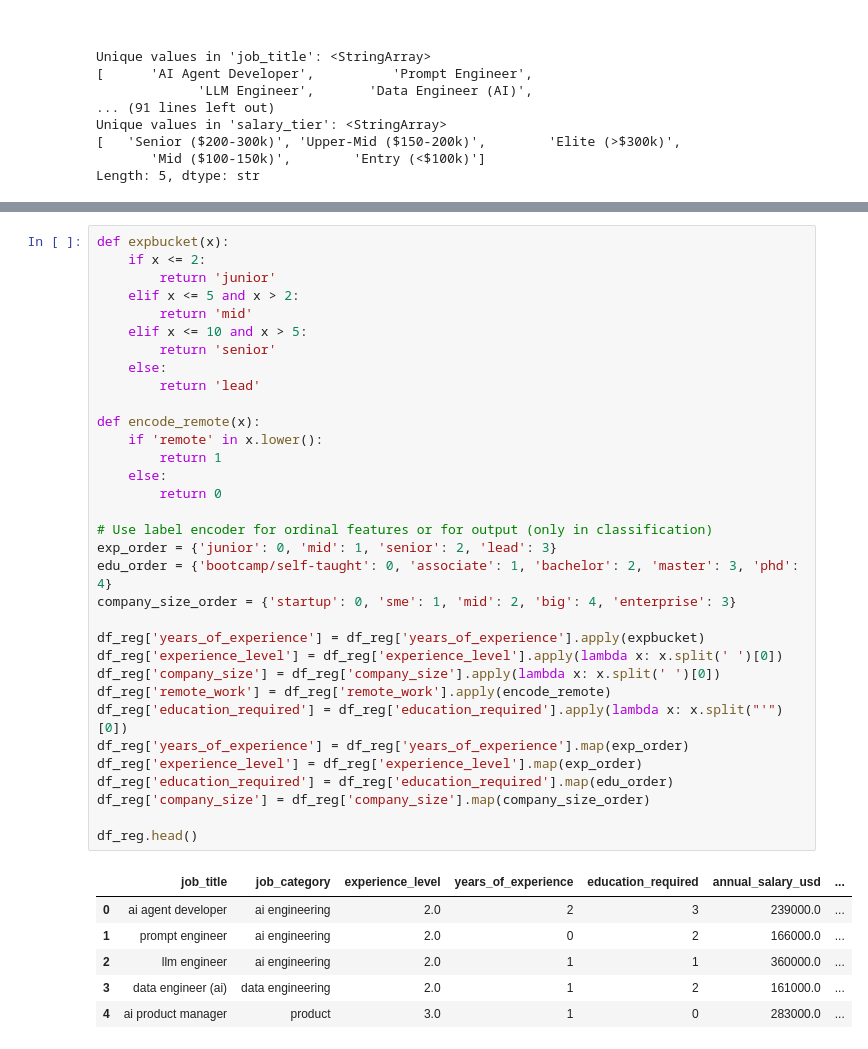
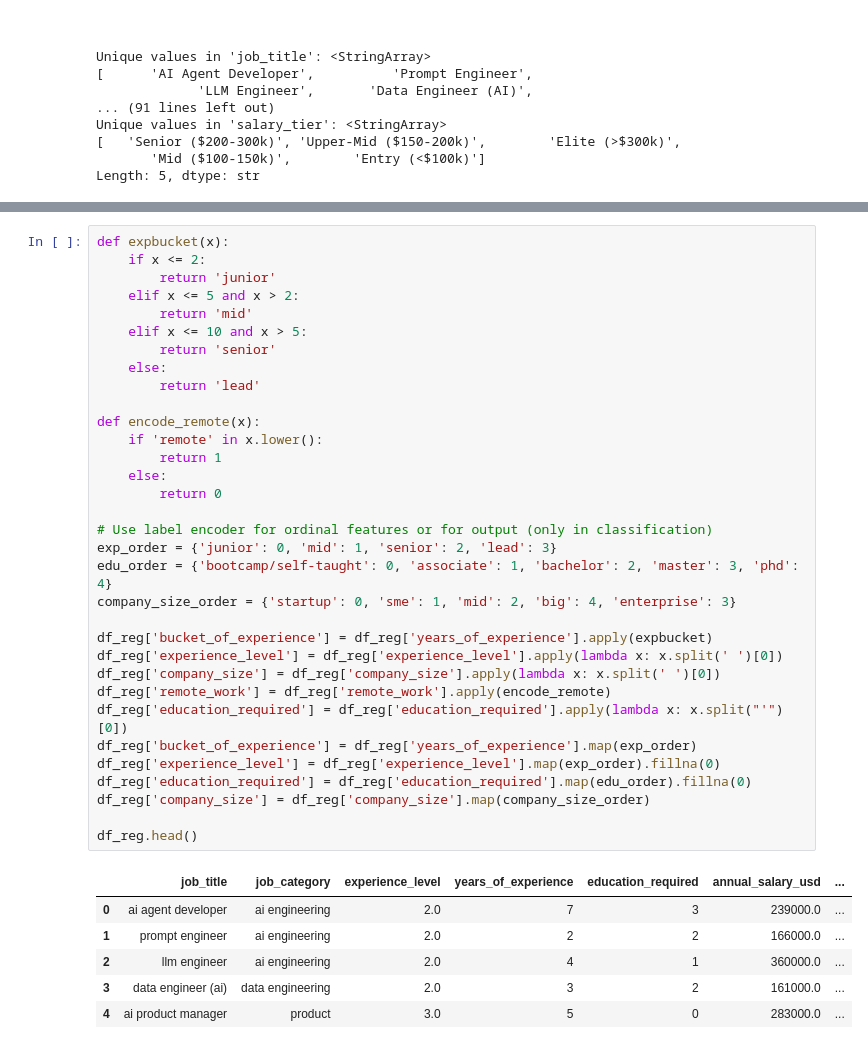
Before and after one commit to LabsVelns/ML-Projects, a Jupyter notebook: Model/train.ipynb, the cells around one changed output, grey strips where cells are left out. Saved outputs shown, nothing was run; the diff lists cells and outputs as text.

```diff
--- a/Model/train.ipynb
+++ b/Model/train.ipynb
@@ -112,42 +115,42 @@ df_reg.head()
 def expbucket(x):
     if x <= 2:
         return 'junior'
     elif x <= 5 and x > 2:
         return 'mid'
     elif x <= 10 and x > 5:
         return 'senior'
     else:
         return 'lead'
 
 def encode_remote(x):
     if 'remote' in x.lower():
         return 1
     else:
         return 0
 
 # Use label encoder for ordinal features or for output (only in classification)
 exp_order = {'junior': 0, 'mid': 1, 'senior': 2, 'lead': 3}
 edu_order = {'bootcamp/self-taught': 0, 'associate': 1, 'bachelor': 2, 'master': 3, 'phd': 4}
 company_size_order = {'startup': 0, 'sme': 1, 'mid': 2, 'big': 4, 'enterprise': 3}
 
-df_reg['years_of_experience'] = df_reg['years_of_experience'].apply(expbucket)
+df_reg['bucket_of_experience'] = df_reg['years_of_experience'].apply(expbucket)
 df_reg['experience_level'] = df_reg['experience_level'].apply(lambda x: x.split(' ')[0])
 df_reg['company_size'] = df_reg['company_size'].apply(lambda x: x.split(' ')[0])
 df_reg['remote_work'] = df_reg['remote_work'].apply(encode_remote)
 df_reg['education_required'] = df_reg['education_required'].apply(lambda x: x.split("'")[0])
-df_reg['years_of_experience'] = df_reg['years_of_experience'].map(exp_order)
-df_reg['experience_level'] = df_reg['experience_level'].map(exp_order)
-df_reg['education_required'] = df_reg['education_required'].map(edu_order)
+df_reg['bucket_of_experience'] = df_reg['years_of_experience'].map(exp_order)
+df_reg['experience_level'] = df_reg['experience_level'].map(exp_order).fillna(0)
+df_reg['education_required'] = df_reg['education_required'].map(edu_order).fillna(0)
 df_reg['company_size'] = df_reg['company_size'].map(company_size_order)
 
 df_reg.head()
 # %% [output]
 |  | job_title | job_category | experience_level | years_of_experience | education_required | annual_salary_usd | ... |
-| 0 | ai agent developer | ai engineering | 2.0 | 2 | 3 | 239000.0 | ... |
-| 1 | prompt engineer | ai engineering | 2.0 | 0 | 2 | 166000.0 | ... |
-| 2 | llm engineer | ai engineering | 2.0 | 1 | 1 | 360000.0 | ... |
-| 3 | data engineer (ai) | data engineering | 2.0 | 1 | 2 | 161000.0 | ... |
-| 4 | ai product manager | product | 3.0 | 1 | 0 | 283000.0 | ... |
+| 0 | ai agent developer | ai engineering | 2.0 | 7 | 3 | 239000.0 | ... |
+| 1 | prompt engineer | ai engineering | 2.0 | 2 | 2 | 166000.0 | ... |
+| 2 | llm engineer | ai engineering | 2.0 | 4 | 1 | 360000.0 | ... |
+| 3 | data engineer (ai) | data engineering | 2.0 | 3 | 2 | 161000.0 | ... |
+| 4 | ai product manager | product | 3.0 | 5 | 0 | 283000.0 | ... |
 # %%
 encode_categories = OneHotEncoder()
 for col in df_reg.columns:
```
Also changed, not shown: parts of 12 cells of this notebook, 2 other files.
